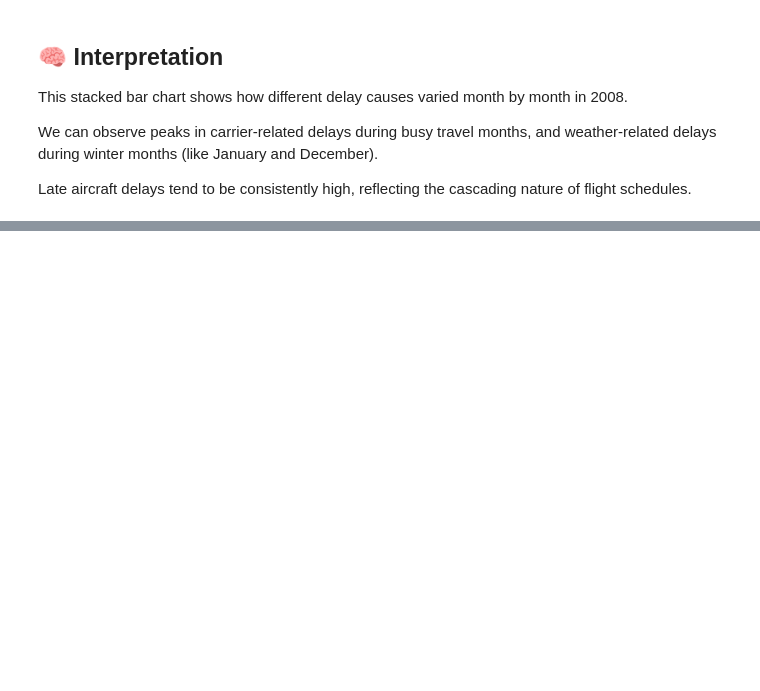
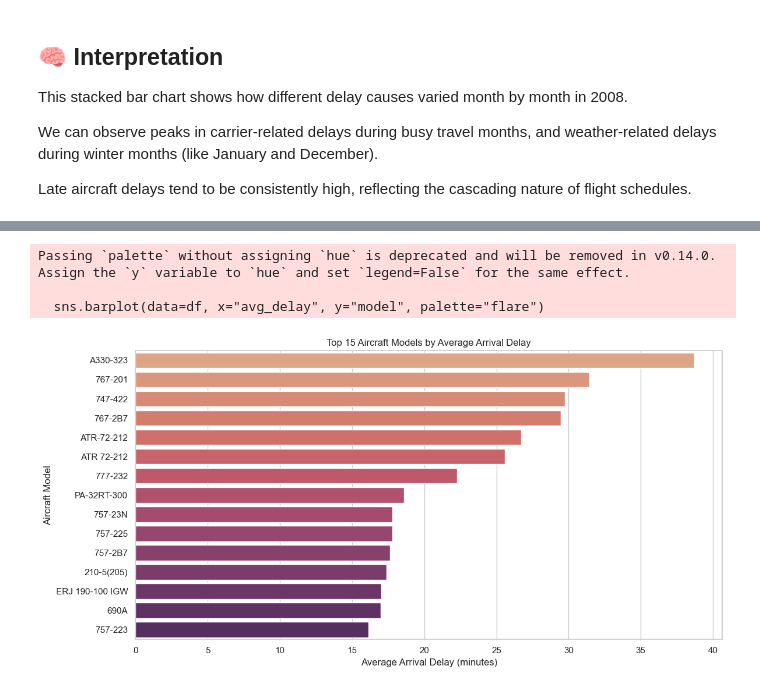
Before and after one commit to Lucasyuki01/College-Airlines-Analysis, a Jupyter notebook: main.ipynb, the cells around one changed output, grey strips where cells are left out. Drawn from its saved outputs; the diff is of its cells as text; code cells hidden in the pictures; blank space fills up the shorter version.

```diff
--- a/main.ipynb
+++ b/main.ipynb
@@ -186,0 +254,36 @@ Late aircraft delays tend to be consistently high, reflecting the cascading natu
+# %%
+query5 = """
+    SELECT
+        p.model,
+        AVG(f.arrdelay) AS avg_delay,
+        COUNT(*) AS num_flights
+    FROM
+        flights_2007 f
+    JOIN
+        plane_data p ON p.tailnum = f.tailnum
+    WHERE
+        f.arrdelay IS NOT NULL
+        AND f.cancelled = 0
+        AND p.model IS NOT NULL
+    GROUP BY
+        p.model
+    HAVING COUNT(*) > 100
+    ORDER BY
+        avg_delay DESC
+    LIMIT 15;
+"""
+df = pd.read_sql_query(query5, conn)
+# %%
+plt.figure(figsize=(12, 6))
+sns.barplot(data=df, x="avg_delay", y="model", palette="flare")
+
+plt.title("Top 15 Aircraft Models by Average Arrival Delay")
+plt.xlabel("Average Arrival Delay (minutes)")
+plt.ylabel("Aircraft Model")
+plt.tight_layout()
+plt.show()
+# %% [output]
+Passing `palette` without assigning `hue` is deprecated and will be removed in v0.14.0. Assign the `y` variable to `hue` and set `legend=False` for the same effect.
+
+  sns.barplot(data=df, x="avg_delay", y="model", palette="flare")
+[figure, added]
```
Also changed, not shown: parts of 10 cells of this notebook, 1 other file.
